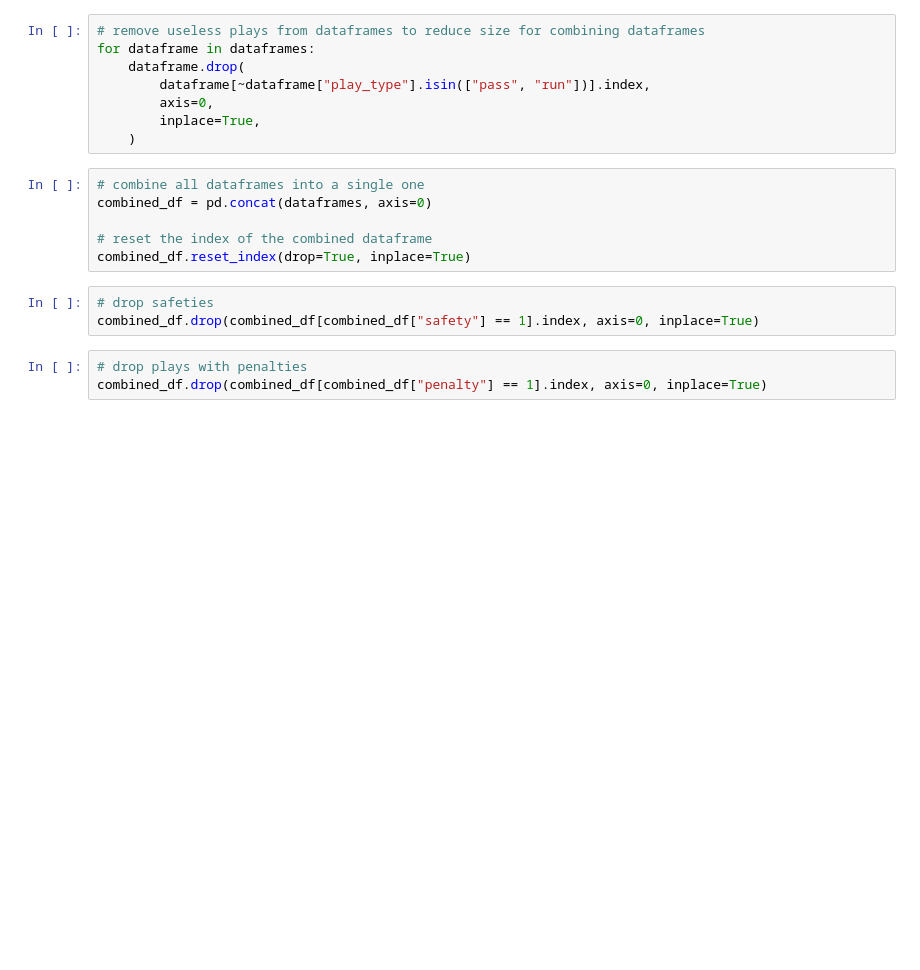
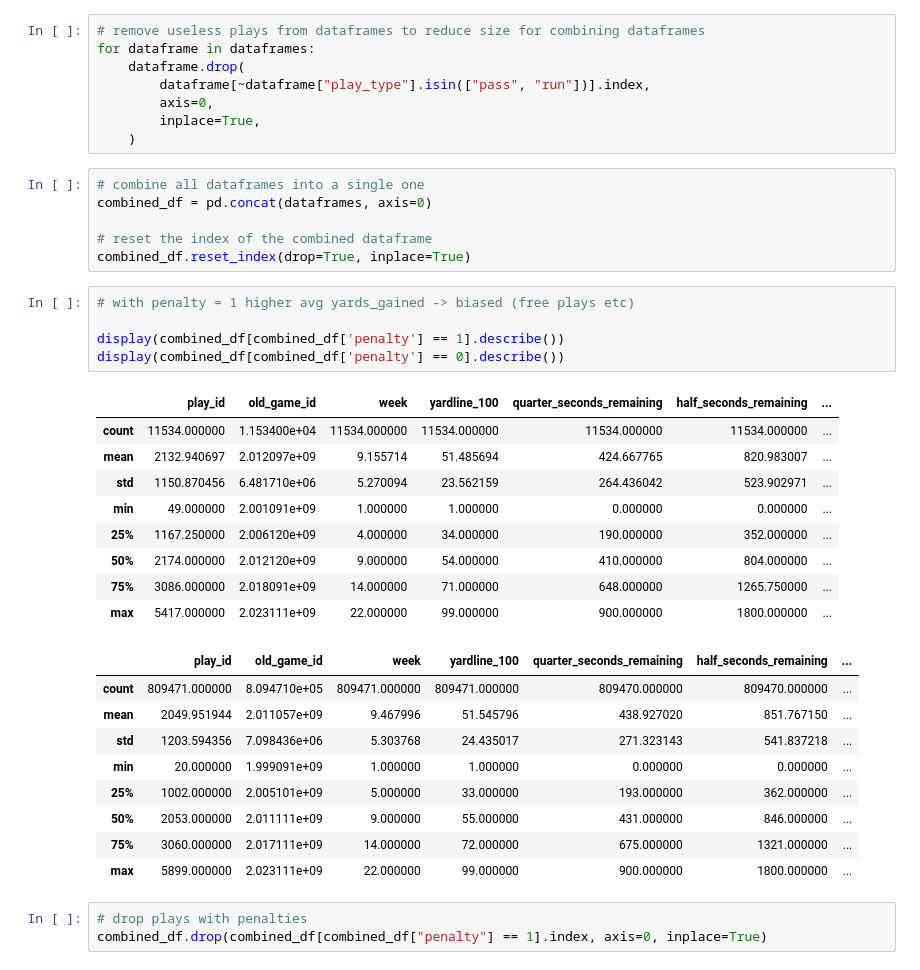
Before and after one commit to MatthiasBiermanns/NFL_play_prediction, a Jupyter notebook: preprocessing_documentation.ipynb, the cells around one changed output. Drawn from its saved outputs; the diff is of its cells as text; blank space fills up the shorter version.

```diff
--- a/preprocessing_documentation.ipynb
+++ b/preprocessing_documentation.ipynb
@@ -42,9 +42,30 @@ combined_df = pd.concat(dataframes, axis=0)
 
 # reset the index of the combined dataframe
 combined_df.reset_index(drop=True, inplace=True)
-# %%
-# drop safeties
-combined_df.drop(combined_df[combined_df["safety"] == 1].index, axis=0, inplace=True)
+# %%
+# with penalty = 1 higher avg yards_gained -> biased (free plays etc)
+
+display(combined_df[combined_df['penalty'] == 1].describe())
+display(combined_df[combined_df['penalty'] == 0].describe())
+# %% [output]
+|  | play_id | old_game_id | week | yardline_100 | quarter_seconds_remaining | half_seconds_remaining | ... |
+| count | 11534.000000 | 1.153400e+04 | 11534.000000 | 11534.000000 | 11534.000000 | 11534.000000 | ... |
+| mean | 2132.940697 | 2.012097e+09 | 9.155714 | 51.485694 | 424.667765 | 820.983007 | ... |
+| std | 1150.870456 | 6.481710e+06 | 5.270094 | 23.562159 | 264.436042 | 523.902971 | ... |
+| min | 49.000000 | 2.001091e+09 | 1.000000 | 1.000000 | 0.000000 | 0.000000 | ... |
+| 25% | 1167.250000 | 2.006120e+09 | 4.000000 | 34.000000 | 190.000000 | 352.000000 | ... |
+| 50% | 2174.000000 | 2.012120e+09 | 9.000000 | 54.000000 | 410.000000 | 804.000000 | ... |
+| 75% | 3086.000000 | 2.018091e+09 | 14.000000 | 71.000000 | 648.000000 | 1265.750000 | ... |
+| max | 5417.000000 | 2.023111e+09 | 22.000000 | 99.000000 | 900.000000 | 1800.000000 | ... |
+|  | play_id | old_game_id | week | yardline_100 | quarter_seconds_remaining | half_seconds_remaining | ... |
+| count | 809471.000000 | 8.094710e+05 | 809471.000000 | 809471.000000 | 809470.000000 | 809470.000000 | ... |
+| mean | 2049.951944 | 2.011057e+09 | 9.467996 | 51.545796 | 438.927020 | 851.767150 | ... |
+| std | 1203.594356 | 7.098436e+06 | 5.303768 | 24.435017 | 271.323143 | 541.837218 | ... |
+| min | 20.000000 | 1.999091e+09 | 1.000000 | 1.000000 | 0.000000 | 0.000000 | ... |
+| 25% | 1002.000000 | 2.005101e+09 | 5.000000 | 33.000000 | 193.000000 | 362.000000 | ... |
+| 50% | 2053.000000 | 2.011111e+09 | 9.000000 | 55.000000 | 431.000000 | 846.000000 | ... |
+| 75% | 3060.000000 | 2.017111e+09 | 14.000000 | 72.000000 | 675.000000 | 1321.000000 | ... |
+| max | 5899.000000 | 2.023111e+09 | 22.000000 | 99.000000 | 900.000000 | 1800.000000 | ... |
 # %%
 # drop plays with penalties
 combined_df.drop(combined_df[combined_df["penalty"] == 1].index, axis=0, inplace=True)
```
Also changed, not shown: parts of 6 cells of this notebook, 1 other file.
